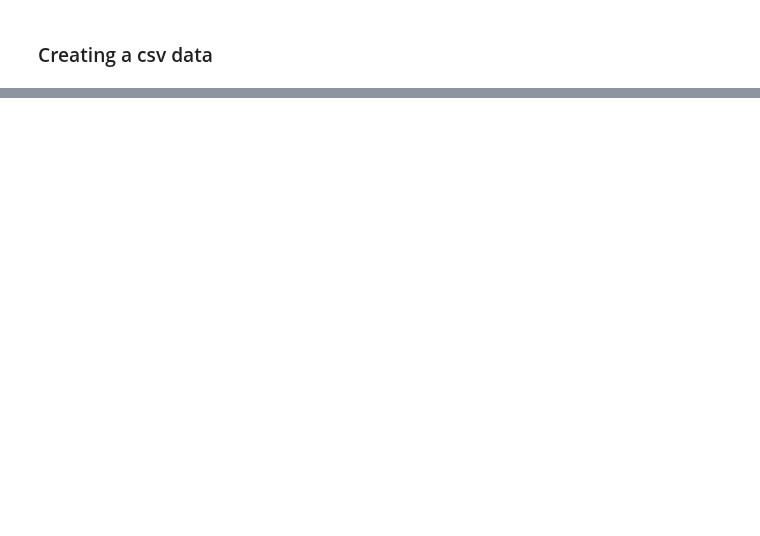
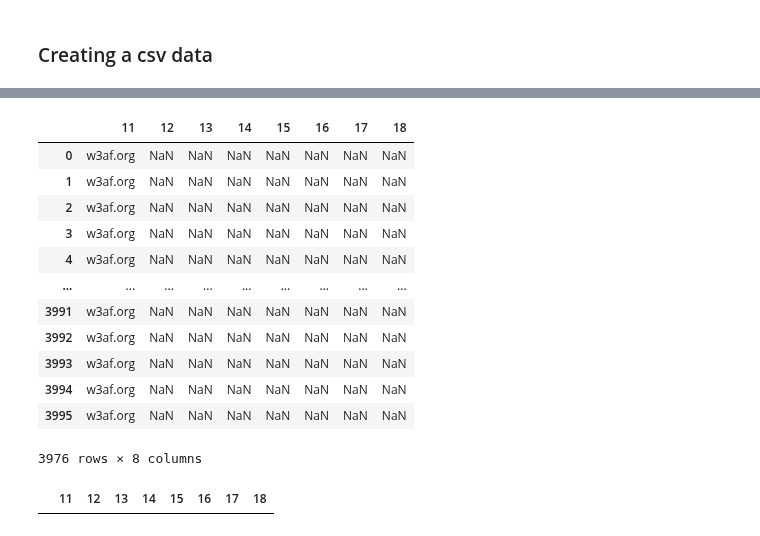
Before and after one commit to Tysonic/Data-Science-Resources, a Jupyter notebook: Upskill final project/Notebook/Unskill_final_project.ipynb, the cells around one changed output, grey strips where cells are left out. Cells and saved outputs as stored; diff of their text form; code cells hidden in the pictures; blank space fills up the shorter version.

Commit message:
created a csv data set from the given text data

```diff
--- a/Upskill final project/Notebook/Unskill_final_project.ipynb
+++ b/Upskill final project/Notebook/Unskill_final_project.ipynb
@@ -40,0 +160,5 @@ df.drop([0,3,4,5,6,7,8,9,10,11,12,13,14,15,16,17,18,19,20,21], axis=1,inplace=Tr
+# %%
+for x in acunetix_df[acunetix_df.user_agent.isnull()].index:
+        acunetix_df.loc[x,'user_agent']=str(acunetix_df.loc[x,11])+" "+str(acunetix_df.loc[x,12])+\
+        " "+str(acunetix_df.loc[x,13])+" "+str(acunetix_df.loc[x,14])+" "+str(acunetix_df.loc[x,15])+' '+\
+        str(acunetix_df.loc[x,16])+' '+str(acunetix_df.loc[x,17])+' '+str(acunetix_df.loc[x,18])+' '+str(acunetix_df.loc[x,19])
@@ -40,0 +178,5 @@ df.drop([0,3,4,5,6,7,8,9,10,11,12,13,14,15,16,17,18,19,20,21], axis=1,inplace=Tr
+# %%
+for x in acunetix_df[acunetix_df.user_agent=='{ Referer; }; echo -e \\"Content-Type: text/plain\\\\n\\"; echo -e \\"\\\\0141\\\\0143\\\\0165\\\\0156\\\\0145\\\\0164\\\\0151\\\\0170\\\\0163\\\\0150\\\\0145\\\\0154\\\\0154\\\\0163\\\\0150\\\\0157\\\\0143\\\\0153\\ Mozilla/5.0'].index:
+        acunetix_df.loc[x,'user_agent']=str(acunetix_df.loc[x,21])+" "+str(acunetix_df.loc[x,22])+\
+        " "+str(acunetix_df.loc[x,23])+" "+str(acunetix_df.loc[x,24])+" "+str(acunetix_df.loc[x,25])+' '+\
+        str(acunetix_df.loc[x,26])+' '+str(acunetix_df.loc[x,27])+' '+str(acunetix_df.loc[x,28])+' '+str(acunetix_df.loc[x,29])+' '+str(acunetix_df.loc[x,30])+' '+str(acunetix_df.loc[x,31])
@@ -40,0 +247,4 @@ df.drop([0,3,4,5,6,7,8,9,10,11,12,13,14,15,16,17,18,19,20,21], axis=1,inplace=Tr
+# %%
+w3af_df = pd.DataFrame([[x.strip('"') for x in y.split()] for y in w3af])
+w3af_df.replace([None,'-'],np.nan, inplace=True)
+w3af_df.head()
@@ -40,0 +258,15 @@ df.drop([0,3,4,5,6,7,8,9,10,11,12,13,14,15,16,17,18,19,20,21], axis=1,inplace=Tr
+# %%
+for x in w3af_df.columns:
+    w3af_df['ip_address']=w3af_df[0]
+    w3af_df['remote_log_name']=w3af_df[1]
+    w3af_df['authenticated_user_name']=w3af_df[2]
+    w3af_df['timestamp']=w3af_df[3]+' '+w3af_df[4]
+    w3af_df['method']=w3af_df[5]
+    w3af_df['requesta_url']=w3af_df[6]
+    w3af_df['protocal']=w3af_df[7]
+    w3af_df['status_code']=w3af_df[8]
+    w3af_df['bytes_transferred']=w3af_df[9]
+    w3af_df['referrer_url']=w3af_df[10]
+    w3af_df['user_agent']=w3af_df[11]+' '+w3af_df[12]+' '+w3af_df[13]+' '+w3af_df[14]+' '+w3af_df[15]\
+    +' '+w3af_df[16]+' '+w3af_df[17]+' '+w3af_df[17]+" "+w3af_df[18]
+w3af_df.head()
@@ -40,0 +281,22 @@ df.drop([0,3,4,5,6,7,8,9,10,11,12,13,14,15,16,17,18,19,20,21], axis=1,inplace=Tr
+# %%
+w3af_df[[11,12,13,14,15,16,17,18]][w3af_df.user_agent.isnull()]
+# %% [output]
+|  | 11 | 12 | 13 | 14 | 15 | 16 | 17 | 18 |
+| 0 | w3af.org | NaN | NaN | NaN | NaN | NaN | NaN | NaN |
+| 1 | w3af.org | NaN | NaN | NaN | NaN | NaN | NaN | NaN |
+| 2 | w3af.org | NaN | NaN | NaN | NaN | NaN | NaN | NaN |
+| 3 | w3af.org | NaN | NaN | NaN | NaN | NaN | NaN | NaN |
+| 4 | w3af.org | NaN | NaN | NaN | NaN | NaN | NaN | NaN |
+| ... | ... | ... | ... | ... | ... | ... | ... | ... |
+| 3991 | w3af.org | NaN | NaN | NaN | NaN | NaN | NaN | NaN |
+| 3992 | w3af.org | NaN | NaN | NaN | NaN | NaN | NaN | NaN |
+| 3993 | w3af.org | NaN | NaN | NaN | NaN | NaN | NaN | NaN |
+| 3994 | w3af.org | NaN | NaN | NaN | NaN | NaN | NaN | NaN |
+| 3995 | w3af.org | NaN | NaN | NaN | NaN | NaN | NaN | NaN |
+3976 rows × 8 columns
+# %%
+for x in w3af_df[w3af_df['user_agent'].isnull()].index:
+        w3af_df.loc[x,'user_agent']=w3af_df.iloc[x,11]
+w3af_df[[11,12,13,14,15,16,17,18]][w3af_df.user_agent.isnull()]
+# %% [output]
+|  | 11 | 12 | 13 | 14 | 15 | 16 | 17 | 18 |
```
Also changed, not shown: parts of 50 cells of this notebook, 6 other files.
